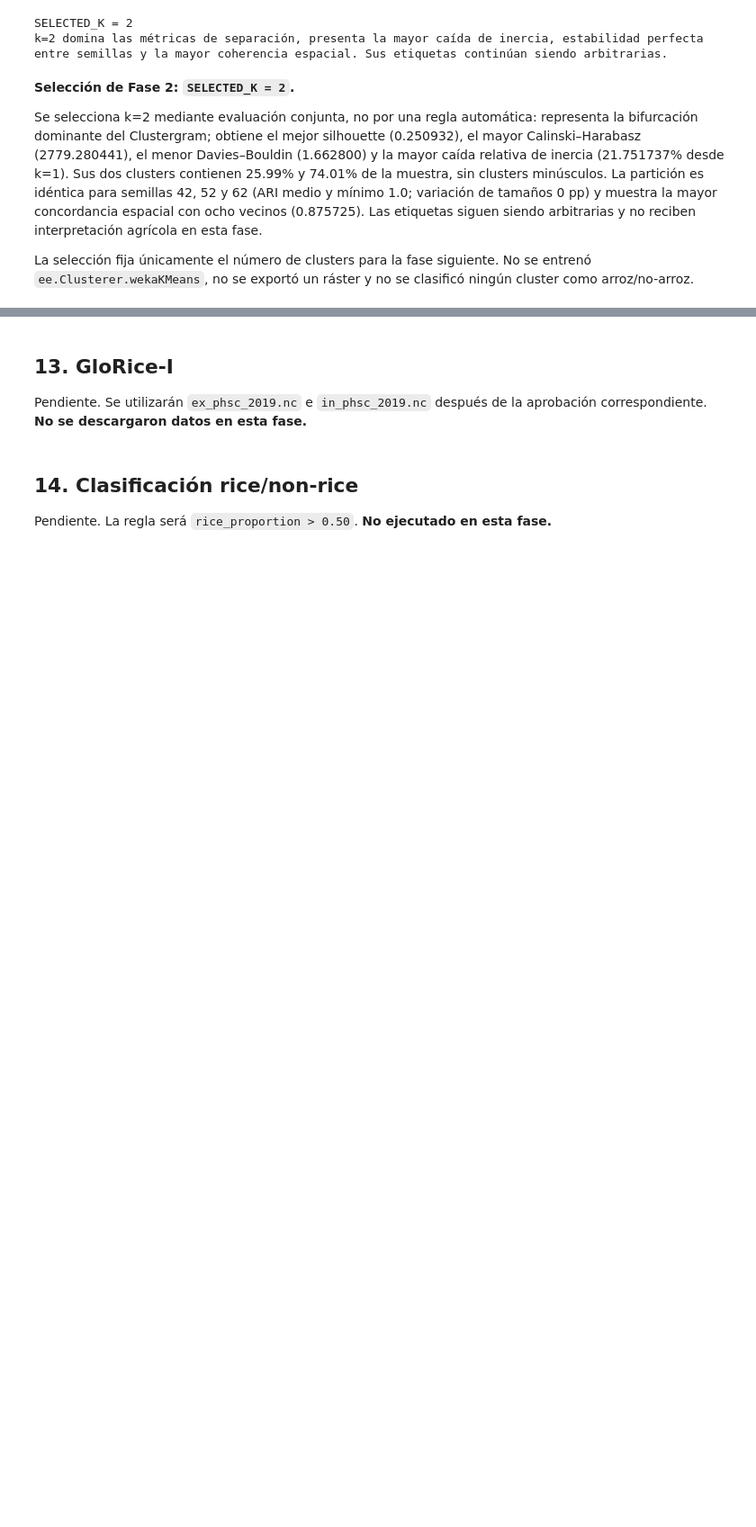
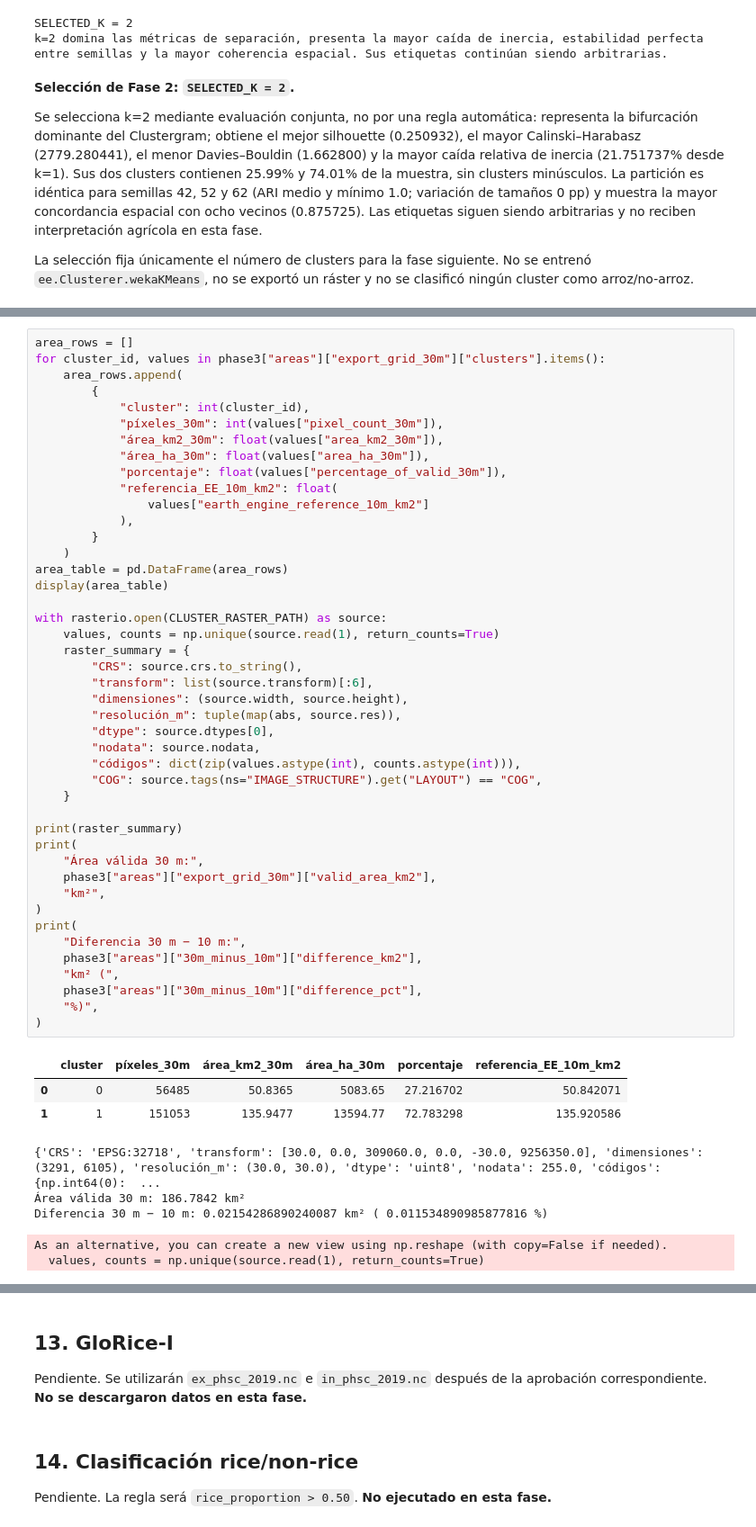
Before and after one commit to anzonyquispe/GeoAgent, a Jupyter notebook: Assignments/Assignment2/Assignment2_Identifying_Rice_Areas_grupo3.ipynb, the cells around one changed output, grey strips where cells are left out. Shown at 90% size. Saved outputs shown, nothing was run; the diff lists cells and outputs as text; blank space fills up the shorter version.

```diff
--- a/Assignments/Assignment2/Assignment2_Identifying_Rice_Areas_grupo3.ipynb
+++ b/Assignments/Assignment2/Assignment2_Identifying_Rice_Areas_grupo3.ipynb
@@ -1122,0 +1222,53 @@ fase.**
+# %%
+area_rows = []
+for cluster_id, values in phase3["areas"]["export_grid_30m"]["clusters"].items():
+    area_rows.append(
+        {
+            "cluster": int(cluster_id),
+            "píxeles_30m": int(values["pixel_count_30m"]),
+            "área_km2_30m": float(values["area_km2_30m"]),
+            "área_ha_30m": float(values["area_ha_30m"]),
+            "porcentaje": float(values["percentage_of_valid_30m"]),
+            "referencia_EE_10m_km2": float(
+                values["earth_engine_reference_10m_km2"]
+            ),
+        }
+    )
+area_table = pd.DataFrame(area_rows)
+display(area_table)
+
+with rasterio.open(CLUSTER_RASTER_PATH) as source:
+    values, counts = np.unique(source.read(1), return_counts=True)
+    raster_summary = {
+        "CRS": source.crs.to_string(),
+        "transform": list(source.transform)[:6],
+        "dimensiones": (source.width, source.height),
+        "resolución_m": tuple(map(abs, source.res)),
+        "dtype": source.dtypes[0],
+        "nodata": source.nodata,
+        "códigos": dict(zip(values.astype(int), counts.astype(int))),
+        "COG": source.tags(ns="IMAGE_STRUCTURE").get("LAYOUT") == "COG",
+    }
+
+print(raster_summary)
+print(
+    "Área válida 30 m:",
+    phase3["areas"]["export_grid_30m"]["valid_area_km2"],
+    "km²",
+)
+print(
+    "Diferencia 30 m − 10 m:",
+    phase3["areas"]["30m_minus_10m"]["difference_km2"],
+    "km² (",
+    phase3["areas"]["30m_minus_10m"]["difference_pct"],
+    "%)",
+)
+# %% [output]
+|  | cluster | píxeles_30m | área_km2_30m | área_ha_30m | porcentaje | referencia_EE_10m_km2 |
+| 0 | 0 | 56485 | 50.8365 | 5083.65 | 27.216702 | 50.842071 |
+| 1 | 1 | 151053 | 135.9477 | 13594.77 | 72.783298 | 135.920586 |
+{'CRS': 'EPSG:32718', 'transform': [30.0, 0.0, 309060.0, 0.0, -30.0, 9256350.0], 'dimensiones': (3291, 6105), 'resolución_m': (30.0, 30.0), 'dtype': 'uint8', 'nodata': 255.0, 'códigos': {np.int64(0):  ...
+Área válida 30 m: 186.7842 km²
+Diferencia 30 m − 10 m: 0.02154286890240087 km² ( 0.011534890985877816 %)
+As an alternative, you can create a new view using np.reshape (with copy=False if needed).
+  values, counts = np.unique(source.read(1), return_counts=True)
```
Also changed, not shown: parts of 14 cells of this notebook.
